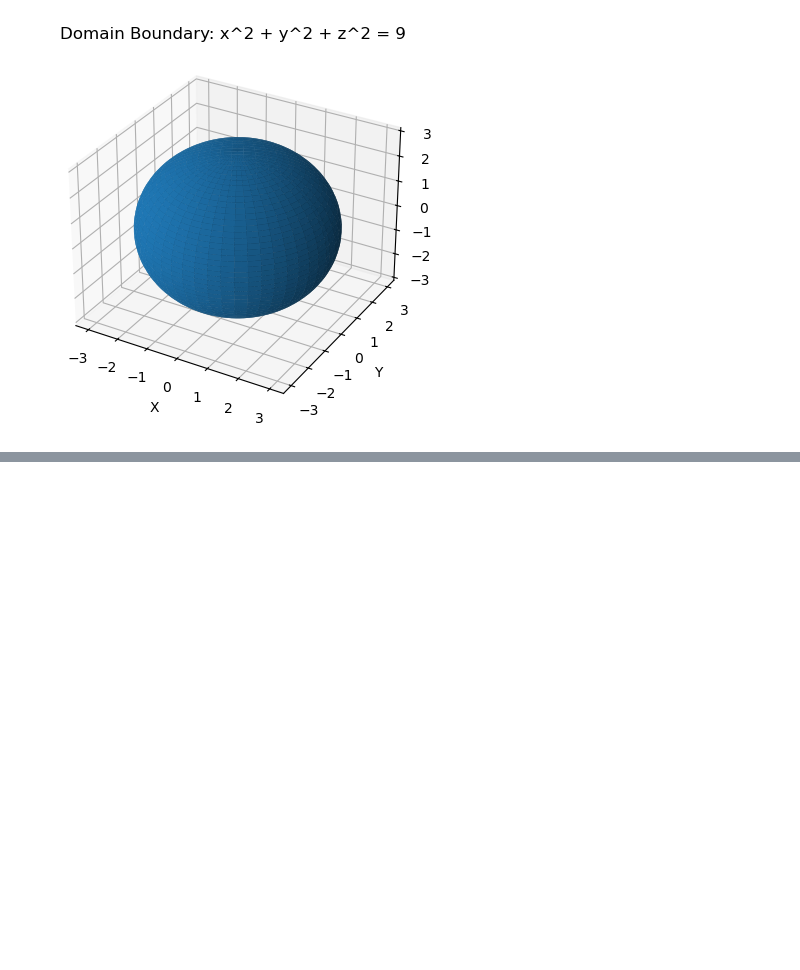
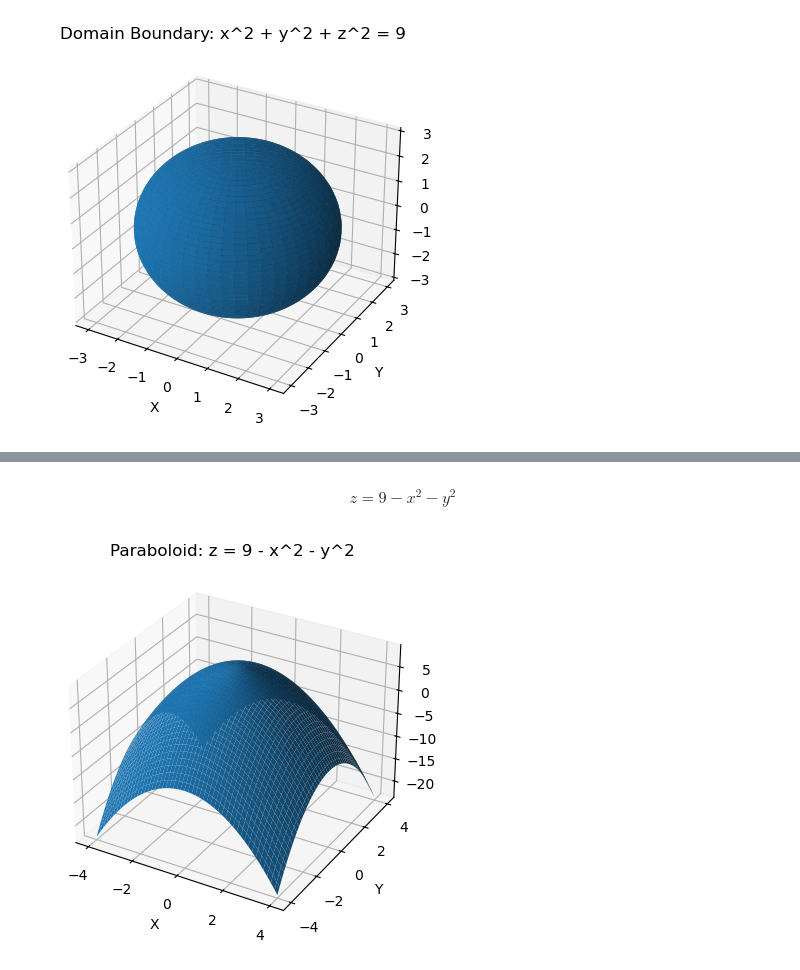
Before and after one commit to aya-alharazin/Machine-Learning, a Jupyter notebook: 03 - Domain.ipynb, the cells around one changed output, grey strips where cells are left out. Saved outputs shown, nothing was run; the diff lists cells and outputs as text; code cells hidden in the pictures; blank space fills up the shorter version.

```diff
--- a/03 - Domain.ipynb
+++ b/03 - Domain.ipynb
@@ -90,0 +190,33 @@ plt.show()
+# %% [markdown]
+$$
+z = 9 - x^2 - y^2
+$$
+# %%
+import numpy as np
+import matplotlib.pyplot as plt
+
+from mpl_toolkits.mplot3d import Axes3D
+
+# Create grid
+x = np.linspace(-4, 4, 200)
+y = np.linspace(-4, 4, 200)
+
+X, Y = np.meshgrid(x, y)
+
+# Compute Z
+Z = 9 - X**2 - Y**2
+
+# Plot
+fig = plt.figure()
+ax = fig.add_subplot(111, projection='3d')
+
+ax.plot_surface(X, Y, Z)
+
+ax.set_xlabel('X')
+ax.set_ylabel('Y')
+ax.set_zlabel('Z')
+ax.set_title('Paraboloid: z = 9 - x^2 - y^2')
+
+plt.show()
+# %% [output]
+[figure, added]
```
Also changed, not shown: parts of 5 cells of this notebook, 2 other files.
